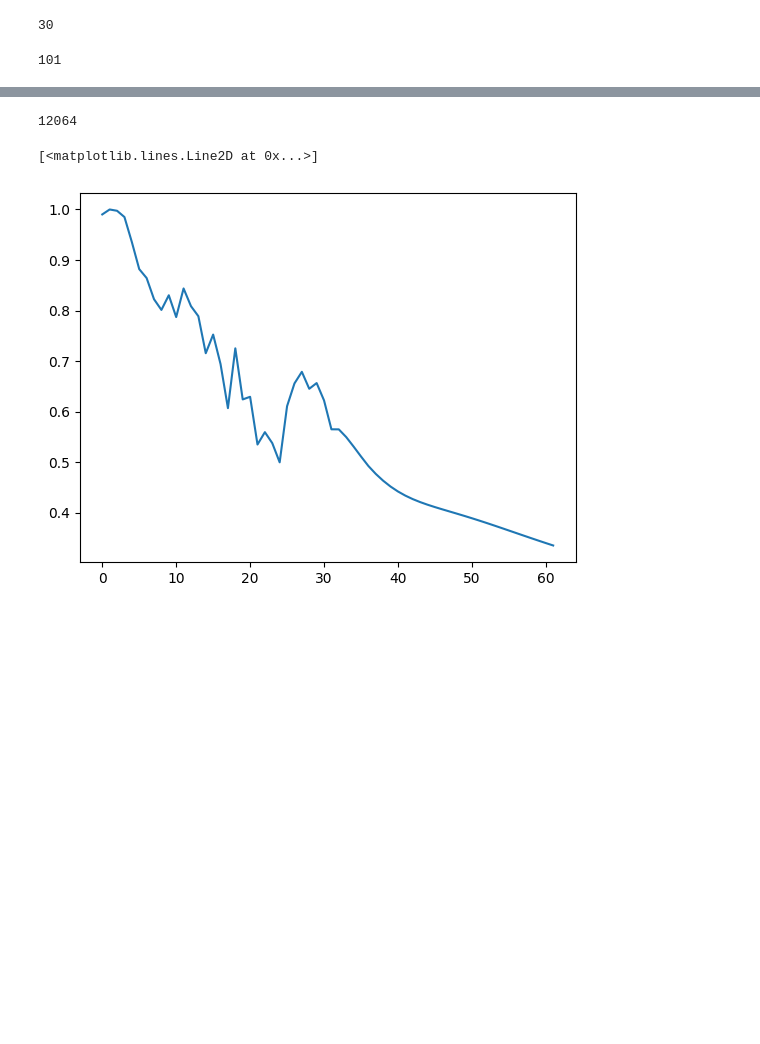
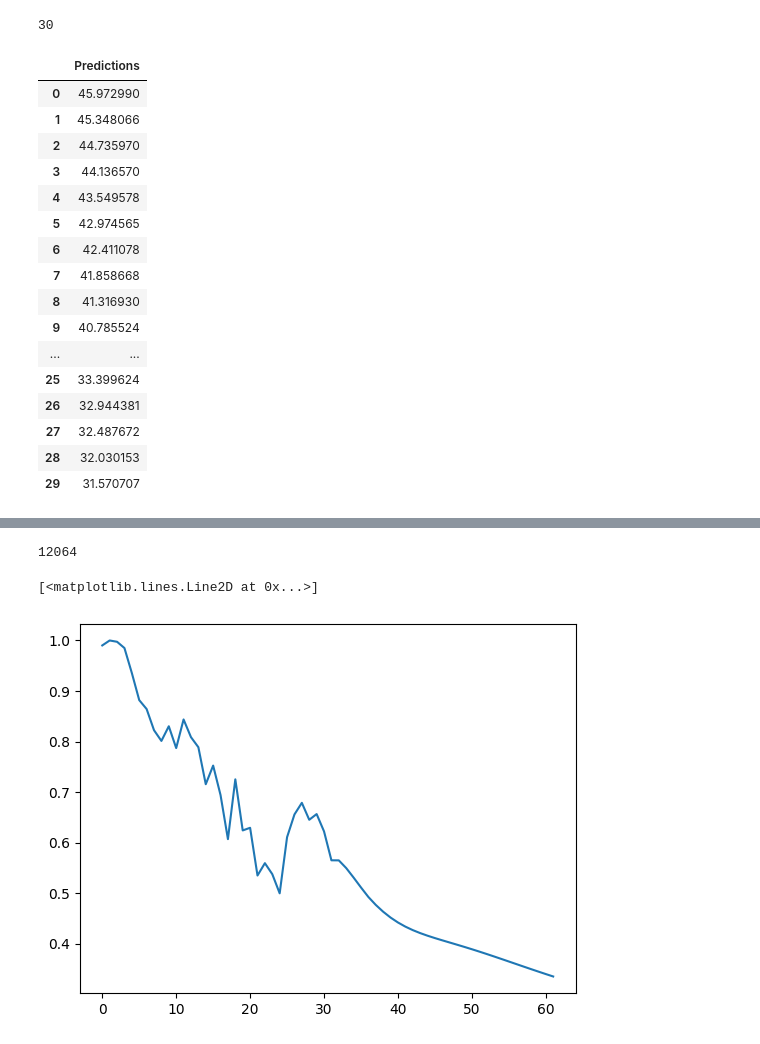
Before and after one commit to commitit/Stock-Prediction, a Jupyter notebook: stock_predictionv4.ipynb, the cells around one changed output, grey strips where cells are left out. Saved outputs shown, nothing was run; the diff lists cells and outputs as text; code cells hidden in the pictures; blank space fills up the shorter version.

```diff
--- a/stock_predictionv4.ipynb
+++ b/stock_predictionv4.ipynb
@@ -448,7 +448,28 @@ print(pred_output)
 len(pred_output)
 # %% [output]
 30
-# %%
-len(inp_list)
-# %% [output]
-101
+# %%
+#convert the predictions to actual values
+pred_stock = scaler.inverse_transform(pred_output)
+
+#convert the array to Pandas Dataframe
+pred_stock = pd.DataFrame(pred_stock,columns=["Predictions"])
+pred_stock
+# %% [output]
+|  | Predictions |
+| 0 | 45.972990 |
+| 1 | 45.348066 |
+| 2 | 44.735970 |
+| 3 | 44.136570 |
+| 4 | 43.549578 |
+| 5 | 42.974565 |
+| 6 | 42.411078 |
+| 7 | 41.858668 |
+| 8 | 41.316930 |
+| 9 | 40.785524 |
+| ... | ... |
+| 25 | 33.399624 |
+| 26 | 32.944381 |
+| 27 | 32.487672 |
+| 28 | 32.030153 |
+| 29 | 31.570707 |
```
Also changed, not shown: parts of 6 cells of this notebook.
